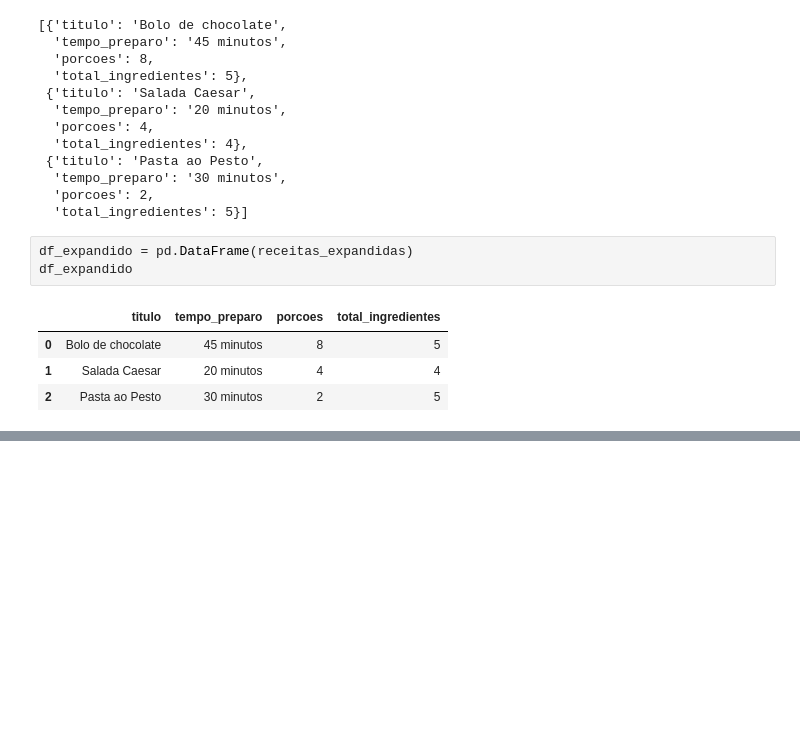
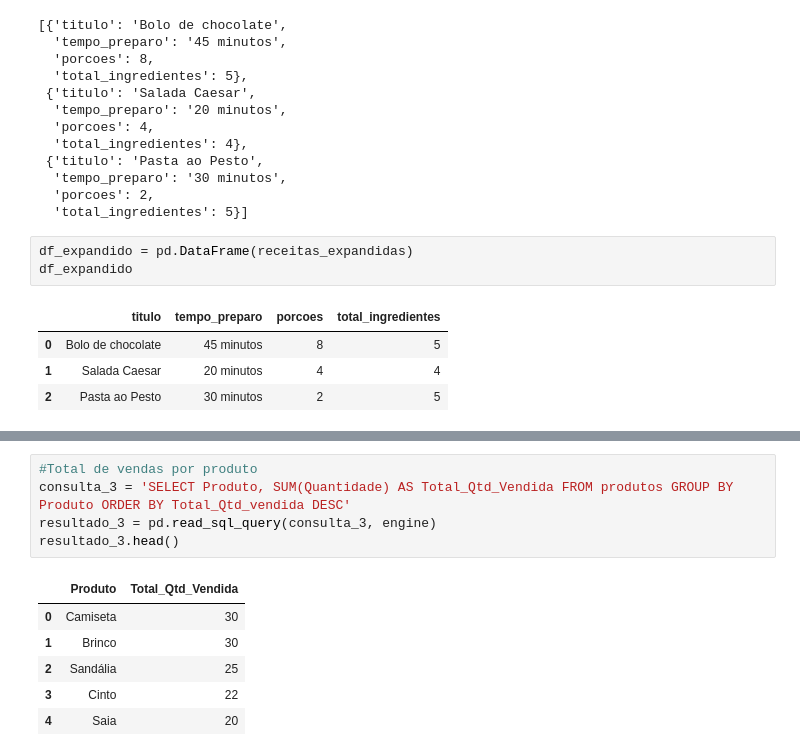
Before and after one commit to leandroclv/Analise_Dados_Python_Panda, a Jupyter notebook: pandas/introducao_pandas.ipynb, the cells around one changed output, grey strips where cells are left out. Saved outputs shown, nothing was run; the diff lists cells and outputs as text; blank space fills up the shorter version.

```diff
--- a/pandas/introducao_pandas.ipynb
+++ b/pandas/introducao_pandas.ipynb
@@ -749,0 +808,12 @@ df_expandido
+# %%
+#Total de vendas por produto
+consulta_3 = 'SELECT Produto, SUM(Quantidade) AS Total_Qtd_Vendida FROM produtos GROUP BY Produto ORDER BY Total_Qtd_vendida DESC'
+resultado_3 = pd.read_sql_query(consulta_3, engine)
+resultado_3.head()
+# %% [output]
+|  | Produto | Total_Qtd_Vendida |
+| 0 | Camiseta | 30 |
+| 1 | Brinco | 30 |
+| 2 | Sandália | 25 |
+| 3 | Cinto | 22 |
+| 4 | Saia | 20 |
```
Also changed, not shown: parts of 8 cells of this notebook, 3 other files.
